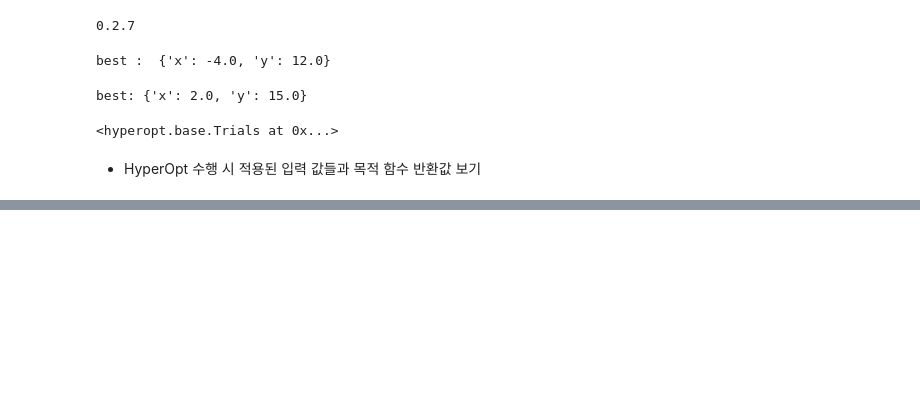
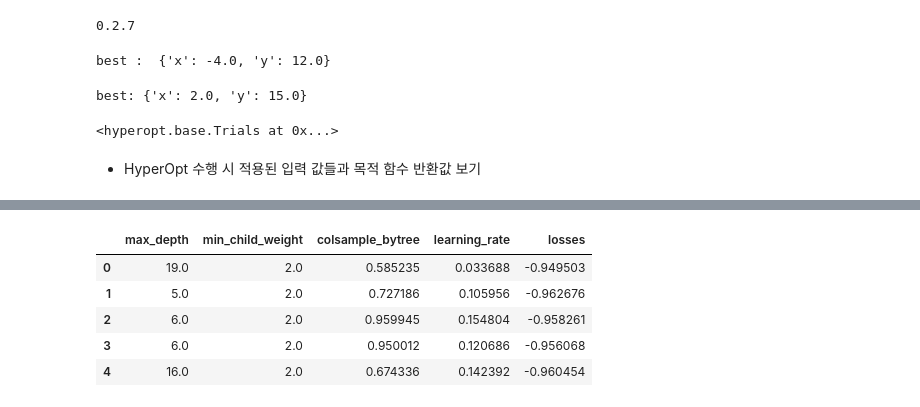
Before and after one commit to baesooyeon/ML-study, a Jupyter notebook: 4. 분류(Classification)/4.5 그리드서치.ipynb, the cells around one changed output, grey strips where cells are left out. Cells and saved outputs as stored; diff of their text form; code cells hidden in the pictures; blank space fills up the shorter version.

```diff
--- a/4. 분류(Classification)/4.5 그리드서치.ipynb
+++ b/4. 분류(Classification)/4.5 그리드서치.ipynb
@@ -128,0 +237,10 @@ result_df
+# %%
+from hyperopt import fmin, tpe, Trials
+
+trial_val = Trials()
+best = fmin(fn=objective_func,
+            space=xgb_search_space,
+            algo=tpe.suggest,
+            max_evals=50, # 최대 반복 횟수를 지정합니다.
+            trials=trial_val, rstate=np.random.default_rng(seed=9))  # rstate의 경우 seed를 고정하지 않을 때 성능이 훨씬 좋음
+print('best:', best)
@@ -128,0 +307,17 @@ result_df
+# %%
+losses = [loss_dict['loss'] for loss_dict in trial_val.results]
+result_df = pd.DataFrame({'max_depth': trial_val.vals['max_depth'],
+                          'min_child_weight': trial_val.vals['min_child_weight'],
+                          'colsample_bytree': trial_val.vals['colsample_bytree'],
+                          'learning_rate': trial_val.vals['learning_rate'],
+                          'losses': losses
+                         }
+                        )
+result_df.head(5)
+# %% [output]
+|  | max_depth | min_child_weight | colsample_bytree | learning_rate | losses |
+| 0 | 19.0 | 2.0 | 0.585235 | 0.033688 | -0.949503 |
+| 1 | 5.0 | 2.0 | 0.727186 | 0.105956 | -0.962676 |
+| 2 | 6.0 | 2.0 | 0.959945 | 0.154804 | -0.958261 |
+| 3 | 6.0 | 2.0 | 0.950012 | 0.120686 | -0.956068 |
+| 4 | 16.0 | 2.0 | 0.674336 | 0.142392 | -0.960454 |
```
Also changed, not shown: parts of 25 cells of this notebook.
